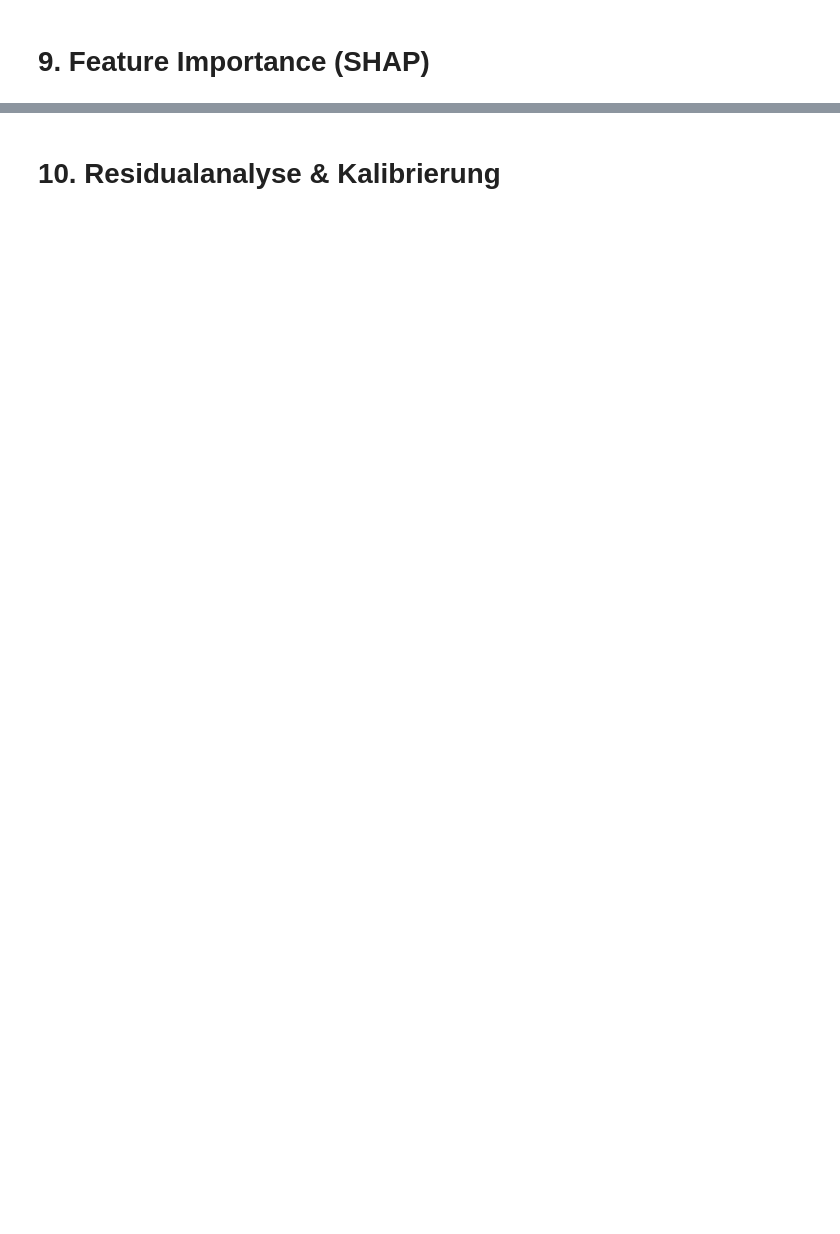
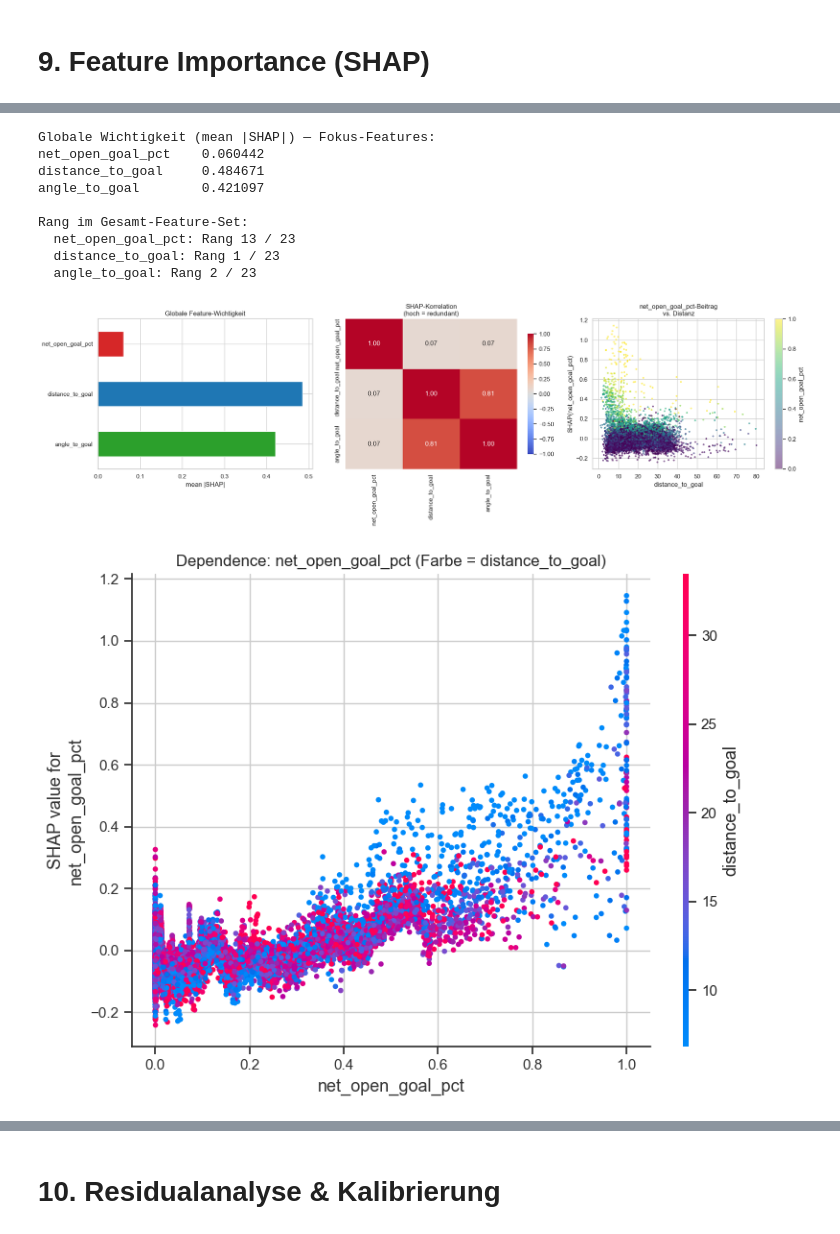
Before and after one commit to DavidBlassnig/xG-Model, a Jupyter notebook: training.ipynb, the cells around one changed output, grey strips where cells are left out. Cells and saved outputs as stored; diff of their text form; code cells hidden in the pictures; blank space fills up the shorter version.

```diff
--- a/training.ipynb
+++ b/training.ipynb
@@ -176,7 +283,6 @@ xgb_model = xgb.XGBClassifier(
     learning_rate=0.05,
     subsample=0.8,
     colsample_bytree=0.8,
-    scale_pos_weight=scale_pos_weight,
     eval_metric="logloss",
     random_state=42,
     device="cpu",
@@ -259,0 +561,76 @@ plt.show()
+# %%
+focus_features = ["net_open_goal_pct", "distance_to_goal", "angle_to_goal"]
+missing = [f for f in focus_features if f not in X_test.columns]
+if missing:
+    raise ValueError(f"Fehlende Feature-Spalten: {missing} — shot_lane aktiviert?")
+
+mean_abs_shap = pd.Series(
+    np.abs(shap_values).mean(axis=0),
+    index=X_test.columns,
+    name="mean_|SHAP|",
+).sort_values(ascending=False)
+
+print("Globale Wichtigkeit (mean |SHAP|) — Fokus-Features:")
+print(mean_abs_shap.loc[focus_features].to_string())
+print(f"\nRang im Gesamt-Feature-Set:")
+for f in focus_features:
+    print(f"  {f}: Rang {list(mean_abs_shap.index).index(f) + 1} / {len(mean_abs_shap)}")
+
+# Korrelation der SHAP-Werte: redundante Features liefern ähnliche Beiträge
+focus_idx = [X_test.columns.get_loc(f) for f in focus_features]
+shap_focus = pd.DataFrame(shap_values[:, focus_idx], columns=focus_features)
+shap_corr = shap_focus.corr()
+
+fig, axes = plt.subplots(1, 3, figsize=(20, 6))
+
+# (1) SHAP-Importance Vergleich
+ax = axes[0]
+mean_abs_shap.loc[focus_features].plot.barh(ax=ax, color=["#d62728", "#1f77b4", "#2ca02c"])
+ax.set_xlabel("mean |SHAP|")
+ax.set_title("Globale Feature-Wichtigkeit")
+ax.invert_yaxis()
+
+# (2) SHAP-Korrelation (Redundanz-Check)
+ax = axes[1]
+sns.heatmap(shap_corr, annot=True, fmt=".2f", cmap="coolwarm", center=0,
+            vmin=-1, vmax=1, ax=ax, cbar_kws={"shrink": 0.8})
+ax.set_title("SHAP-Korrelation\n(hoch = redundant)")
+
+# (3) SHAP-Wert von net_open_goal_pct vs. Distanz, gefärbt nach Feature-Wert
+ax = axes[2]
+sc = ax.scatter(
+    X_test["distance_to_goal"],
+    shap_focus["net_open_goal_pct"],
+    c=X_test["net_open_goal_pct"],
+    cmap="viridis", s=6, alpha=0.5,
+)
+ax.axhline(0, color="k", lw=0.5)
+ax.set_xlabel("distance_to_goal")
+ax.set_ylabel("SHAP(net_open_goal_pct)")
+ax.set_title("net_open_goal_pct-Beitrag\nvs. Distanz")
+plt.colorbar(sc, ax=ax, label="net_open_goal_pct")
+
+plt.tight_layout()
+plt.show()
+
+# SHAP-Dependence: sieht net_open_goal_pct bei gleicher Distanz anders aus?
+fig, ax = plt.subplots(figsize=(8, 6))
+shap.dependence_plot(
+    "net_open_goal_pct", shap_values, X_test,
+    interaction_index="distance_to_goal", ax=ax, show=False,
+)
+ax.set_title("Dependence: net_open_goal_pct (Farbe = distance_to_goal)")
+plt.tight_layout()
+plt.show()
+# %% [output]
+Globale Wichtigkeit (mean |SHAP|) — Fokus-Features:
+net_open_goal_pct    0.060442
+distance_to_goal     0.484671
+angle_to_goal        0.421097
+
+Rang im Gesamt-Feature-Set:
+  net_open_goal_pct: Rang 13 / 23
+  distance_to_goal: Rang 1 / 23
+  angle_to_goal: Rang 2 / 23
+[figure, added]
+[figure, added]
```
Also changed, not shown: parts of 20 cells of this notebook, 7 other files.
